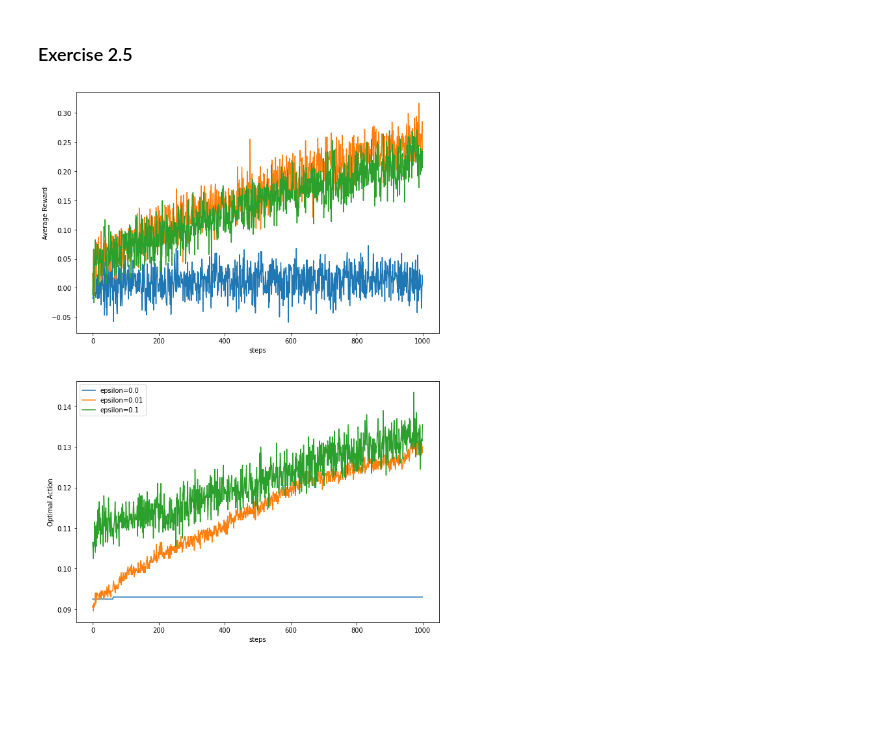
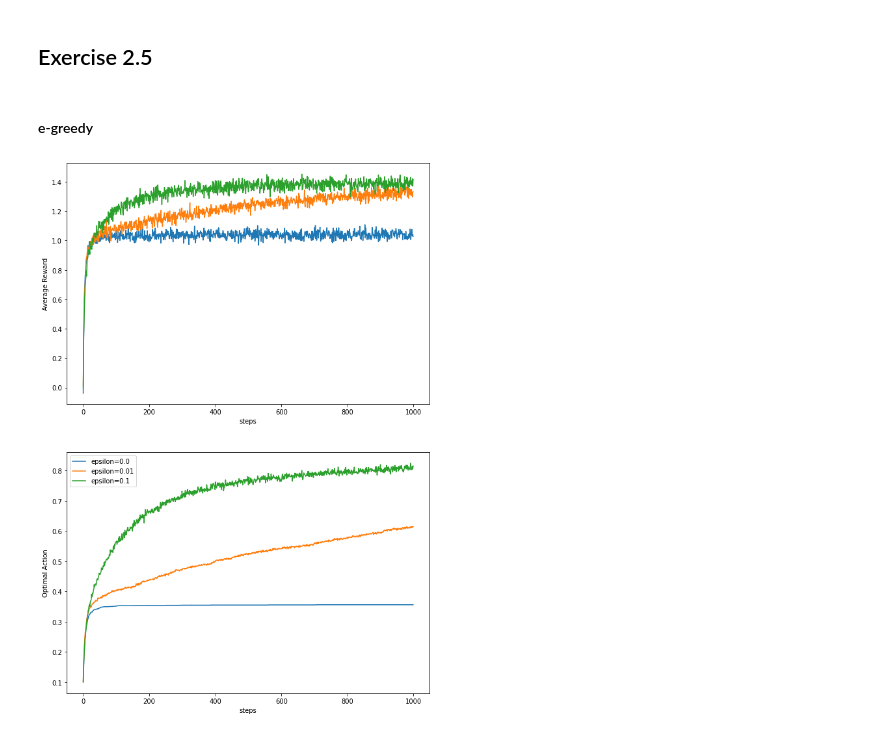
Before and after one commit to adreena/MyStudyCorner, a Jupyter notebook: reinforcement_learning/1- Bandit/Exercises.ipynb, the cells around one changed output. Saved outputs shown, nothing was run; the diff lists cells and outputs as text; code cells hidden in the pictures; blank space fills up the shorter version.

Commit message:
chapter exercises

```diff
--- a/reinforcement_learning/1- Bandit/Exercises.ipynb
+++ b/reinforcement_learning/1- Bandit/Exercises.ipynb
@@ -6,45 +6,45 @@ from env.bandit_env import BanditEnv
 from agents.bandit_agent import Agent
 from matplotlib import pyplot as plt
 # %% [markdown]
-### Exercise 2.5
+## Exercise 2.5
+# %% [markdown]
+#### e-greedy
 # %%
-
-def run(action_space, state_space, seed, epsilon):
-    agent = Agent(action_space=action_space, state_space=state_space, seed = seed, epsilon=epsilon, e_greedy=True)
+action_space = 10
+state_space = 1
+num_runs = 2000
+max_steps = 1000
+def run_greedy(action_space, state_space, epsilon, optimal_initial_value=0.):
+    agent = Agent(action_space=action_space, state_space=state_space, epsilon=epsilon, e_greedy=True, optimal_initial_value=optimal_initial_value)
     env = BanditEnv(action_space)
     optimal_actions = np.zeros(max_steps)
     rewards = np.zeros(max_steps)
-    for episode in range(num_episodes):
+    for r in range(num_runs):
         env.reset()
+        agent.reset()
         for t in range(max_steps):
             action = agent.act()
-            _, reward, done, _ = env.step(action, )
+            reward = env.step(action)
             agent.step(reward=reward, action=action, sample_average=True)
             rewards[t]+=reward
             if action == env.best_action:
                 optimal_actions[t]+=1
-    return rewards/num_episodes , optimal_actions/num_episodes
+    return rewards/num_runs , optimal_actions/num_runs
 # %%
-action_space = 10
-state_space = 1
-seed = 42
-num_episodes = 2000
-max_steps = 1000
+
 plt.figure(figsize=(10,15))
 plt.subplot()
 ax1 = plt.subplot(2,1,1)
 ax2 = plt.subplot(2,1,2)
-rewards = []
-optimal_actions = []
 for i, epsilon in enumerate([0., 0.01, 0.1]):
-    rewards, optimal_actions = run(action_space=action_space, state_space=state_space, seed = seed, epsilon=epsilon)
+    rewards, optimal_actions = run_greedy(action_space=action_space, state_space=state_space, epsilon=epsilon)
     ax1.plot(rewards, label=f'epsilon={epsilon}')
     ax2.plot(optimal_actions, label=f'epsilon={epsilon}')
 ax1.set_xlabel('steps')
 ax1.set_ylabel('Average Reward')
 ax2.set_xlabel('steps')
 ax2.set_ylabel('Optimal Action')
 plt.legend()
 plt.show()
 # %% [output]
-[figure, old version]
+[figure, new version]
```
Also changed, not shown: parts of 8 cells of this notebook, 2 other files.
